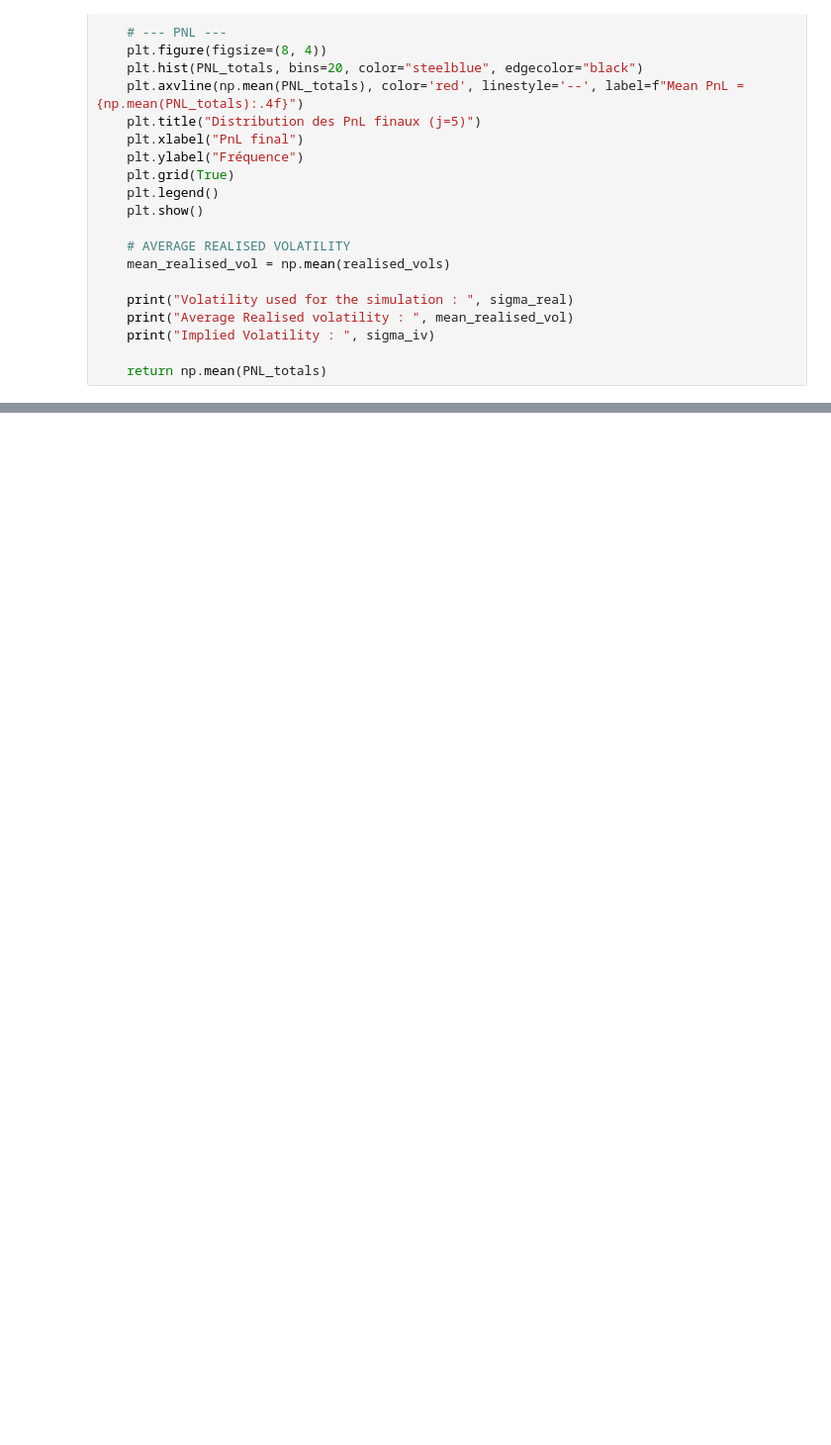
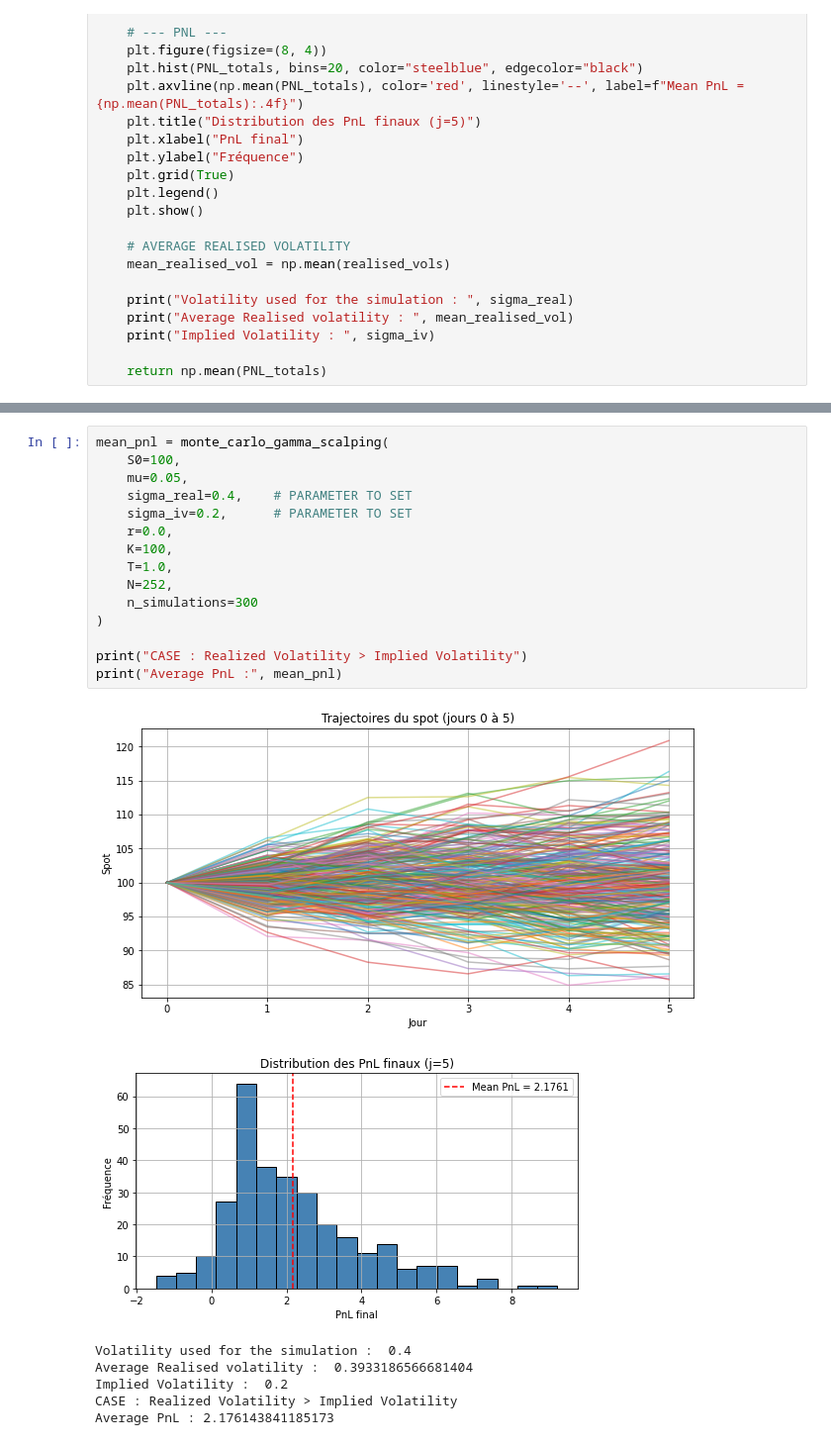
Before and after one commit to jasonTor/Alpha_Volatility_Strategy, a Jupyter notebook: gamma_scalp_simultation.ipynb, the cells around one changed output, grey strips where cells are left out. Shown at 99% size. Drawn from its saved outputs; the diff is of its cells as text; blank space fills up the shorter version.

```diff
--- a/gamma_scalp_simultation.ipynb
+++ b/gamma_scalp_simultation.ipynb
@@ -542,0 +545,23 @@ PnL moyen sur 5 jours : 0.057690235228215155
+# %%
+mean_pnl = monte_carlo_gamma_scalping(
+    S0=100,
+    mu=0.05,
+    sigma_real=0.4,    # PARAMETER TO SET
+    sigma_iv=0.2,      # PARAMETER TO SET
+    r=0.0,
+    K=100,
+    T=1.0,
+    N=252,
+    n_simulations=300
+)
+
+print("CASE : Realized Volatility > Implied Volatility")
+print("Average PnL :", mean_pnl)
+# %% [output]
+[figure, added]
+[figure, added]
+Volatility used for the simulation :  0.4
+Average Realised volatility :  0.3933186566681404
+Implied Volatility :  0.2
+CASE : Realized Volatility > Implied Volatility
+Average PnL : 2.176143841185173
```
Also changed, not shown: parts of 2 cells of this notebook.
